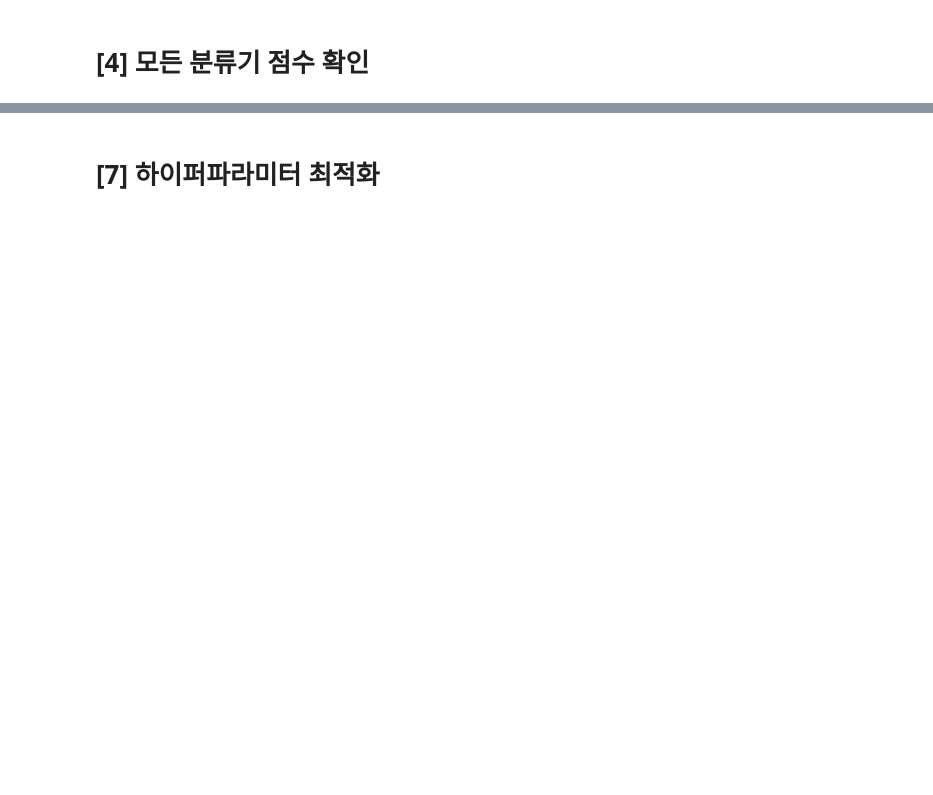
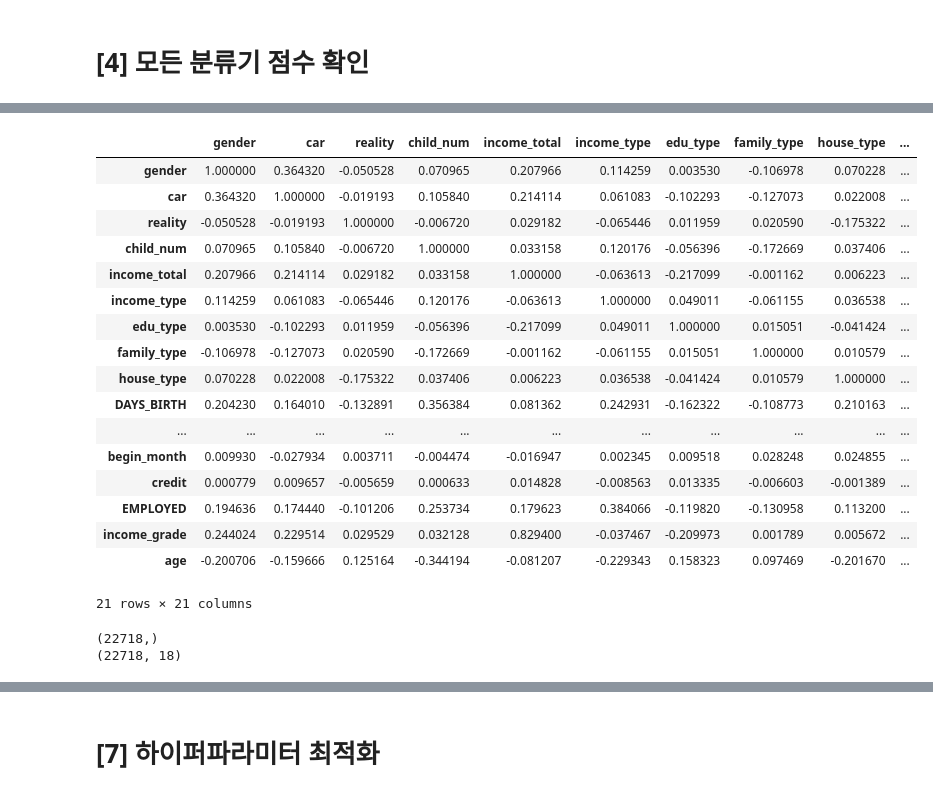
Before and after one commit to minsoo-s/KDT_Machine_Learning, a Jupyter notebook: 11th_project_ML_credit.ipynb, the cells around one changed output, grey strips where cells are left out. Drawn from its saved outputs; the diff is of its cells as text; code cells hidden in the pictures; blank space fills up the shorter version.

```diff
--- a/11th_project_ML_credit.ipynb
+++ b/11th_project_ML_credit.ipynb
@@ -714,0 +746,21 @@ df1
+# %%
+train.corr()
+# %% [output]
+|  | gender | car | reality | child_num | income_total | income_type | edu_type | family_type | house_type | ... |
+| gender | 1.000000 | 0.364320 | -0.050528 | 0.070965 | 0.207966 | 0.114259 | 0.003530 | -0.106978 | 0.070228 | ... |
+| car | 0.364320 | 1.000000 | -0.019193 | 0.105840 | 0.214114 | 0.061083 | -0.102293 | -0.127073 | 0.022008 | ... |
+| reality | -0.050528 | -0.019193 | 1.000000 | -0.006720 | 0.029182 | -0.065446 | 0.011959 | 0.020590 | -0.175322 | ... |
+| child_num | 0.070965 | 0.105840 | -0.006720 | 1.000000 | 0.033158 | 0.120176 | -0.056396 | -0.172669 | 0.037406 | ... |
+| income_total | 0.207966 | 0.214114 | 0.029182 | 0.033158 | 1.000000 | -0.063613 | -0.217099 | -0.001162 | 0.006223 | ... |
+| income_type | 0.114259 | 0.061083 | -0.065446 | 0.120176 | -0.063613 | 1.000000 | 0.049011 | -0.061155 | 0.036538 | ... |
+| edu_type | 0.003530 | -0.102293 | 0.011959 | -0.056396 | -0.217099 | 0.049011 | 1.000000 | 0.015051 | -0.041424 | ... |
+| family_type | -0.106978 | -0.127073 | 0.020590 | -0.172669 | -0.001162 | -0.061155 | 0.015051 | 1.000000 | 0.010579 | ... |
+| house_type | 0.070228 | 0.022008 | -0.175322 | 0.037406 | 0.006223 | 0.036538 | -0.041424 | 0.010579 | 1.000000 | ... |
+| DAYS_BIRTH | 0.204230 | 0.164010 | -0.132891 | 0.356384 | 0.081362 | 0.242931 | -0.162322 | -0.108773 | 0.210163 | ... |
+| ... | ... | ... | ... | ... | ... | ... | ... | ... | ... | ... |
+| begin_month | 0.009930 | -0.027934 | 0.003711 | -0.004474 | -0.016947 | 0.002345 | 0.009518 | 0.028248 | 0.024855 | ... |
+| credit | 0.000779 | 0.009657 | -0.005659 | 0.000633 | 0.014828 | -0.008563 | 0.013335 | -0.006603 | -0.001389 | ... |
+| EMPLOYED | 0.194636 | 0.174440 | -0.101206 | 0.253734 | 0.179623 | 0.384066 | -0.119820 | -0.130958 | 0.113200 | ... |
+| income_grade | 0.244024 | 0.229514 | 0.029529 | 0.032128 | 0.829400 | -0.037467 | -0.209973 | 0.001789 | 0.005672 | ... |
+| age | -0.200706 | -0.159666 | 0.125164 | -0.344194 | -0.081207 | -0.229343 | 0.158323 | 0.097469 | -0.201670 | ... |
+21 rows × 21 columns
@@ -715,18 +771,19 @@ df1
 # %%
-# 전체 데이터
-target = df1['credit']
-input_data = df1[df1.columns[:17]]
+# input_data, target 나누기
+target = train['credit']
+input_data = train.drop('credit', axis = 1)
+
+print(target.shape)
+print(input_data.shape)
 
 # 스케일링-------------------------------------------------------------------
-
-from sklearn.preprocessing import StandardScaler
-# 변형 객체 생성
 std_scaler = StandardScaler()
-
 std_scaler.fit(input_data)
 input_data = std_scaler.transform(input_data)
 
-
 # 스케일링된 데이터를 train,test로 나누기
 train_X,test_X,train_y,test_y = train_test_split(input_data,target,test_size = 0.2, stratify=target ,random_state=42 )
+# %% [output]
+(22718,)
+(22718, 18)
 # %%
```
Also changed, not shown: parts of 80 cells of this notebook, 6 other files.
